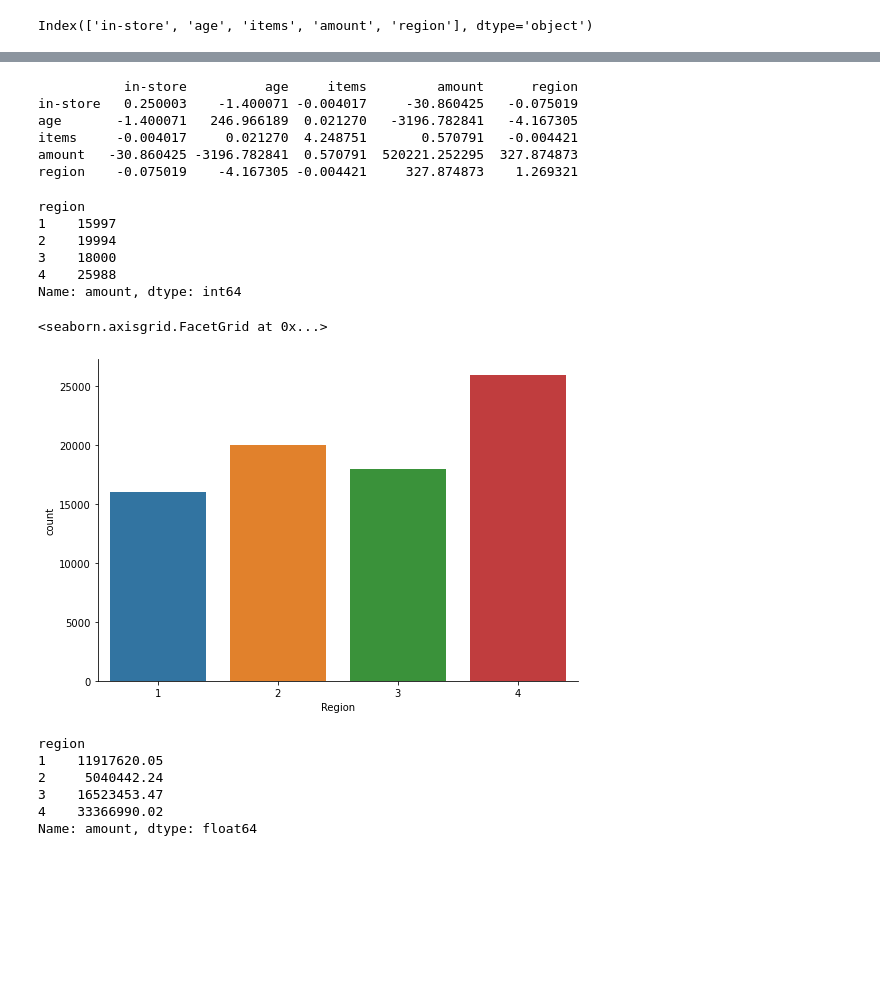
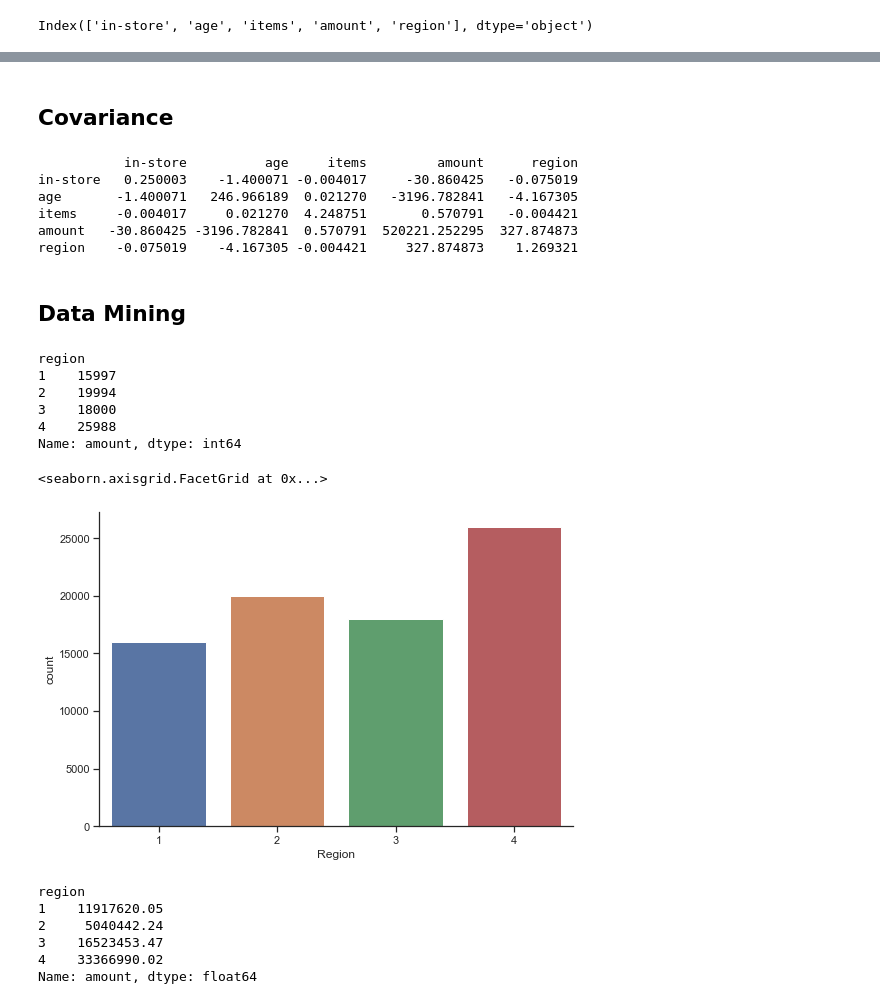
Before and after one commit to susanareyes1/CourseWork, a Jupyter notebook: Course 1- Task 1 and Task 2 -S.Reyes.ipynb, the cells around one changed output, grey strips where cells are left out. Saved outputs shown, nothing was run; the diff lists cells and outputs as text; code cells hidden in the pictures; blank space fills up the shorter version.

```diff
--- a/Course 1- Task 1 and Task 2 -S.Reyes.ipynb
+++ b/Course 1- Task 1 and Task 2 -S.Reyes.ipynb
@@ -386,13 +409,18 @@ region   -0.133171 -0.235370 -0.001904  0.403486  1.000000
-# %%
-cov_mat = data.cov()
-print(cov_mat)
-# %% [output]
-           in-store          age     items         amount      region
-in-store   0.250003    -1.400071 -0.004017     -30.860425   -0.075019
-age       -1.400071   246.966189  0.021270   -3196.782841   -4.167305
-items     -0.004017     0.021270  4.248751       0.570791   -0.004421
-amount   -30.860425 -3196.782841  0.570791  520221.252295  327.874873
-region    -0.075019    -4.167305 -0.004421     327.874873    1.269321
+# %% [markdown]
+## Covariance
+# %%
+#Basic Covariance Matrix - measure how changes in one variable are associated with changes in a second variable.
+cov_mat = data.cov()
+print(cov_mat)
+# %% [output]
+           in-store          age     items         amount      region
+in-store   0.250003    -1.400071 -0.004017     -30.860425   -0.075019
+age       -1.400071   246.966189  0.021270   -3196.782841   -4.167305
+items     -0.004017     0.021270  4.248751       0.570791   -0.004421
+amount   -30.860425 -3196.782841  0.570791  520221.252295  327.874873
+region    -0.075019    -4.167305 -0.004421     327.874873    1.269321
+# %% [markdown]
+## Data Mining
 # %%
 # Total Transactions Per Region
 transactioncount = data.groupby('region')['amount'].count()
@@ -407,11 +435,11 @@ Name: amount, dtype: int64
 # %%
 #Number of transaction by region
 #count plots show the count of onservation in each categorical bin using bars
-fg = sns.catplot('region', data=data,  kind='count', aspect=1.5)
-fg.set_xlabels('Region')
+fg1 = sns.catplot(x='region', data=data,  kind='count', aspect=1.5)
+fg1.set_xlabels('Region')
 # %% [output]
 <seaborn.axisgrid.FacetGrid at 0x...>
-[figure, old version]
+[figure, new version]
 # %%
 # Total Amount Spent by Region
 totalsum = data.groupby('region')['amount'].sum()
```
Also changed, not shown: parts of 134 cells of this notebook.
